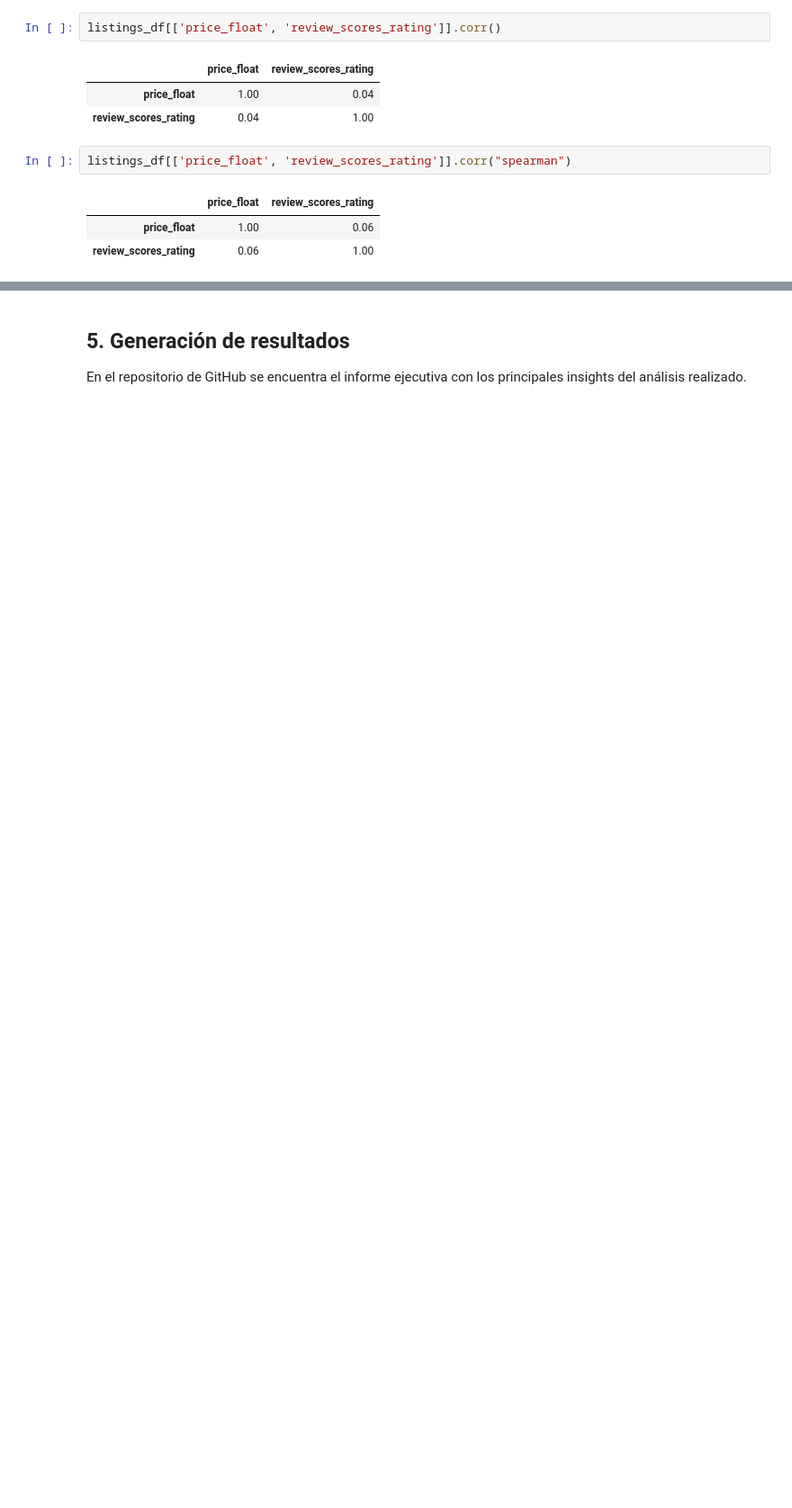
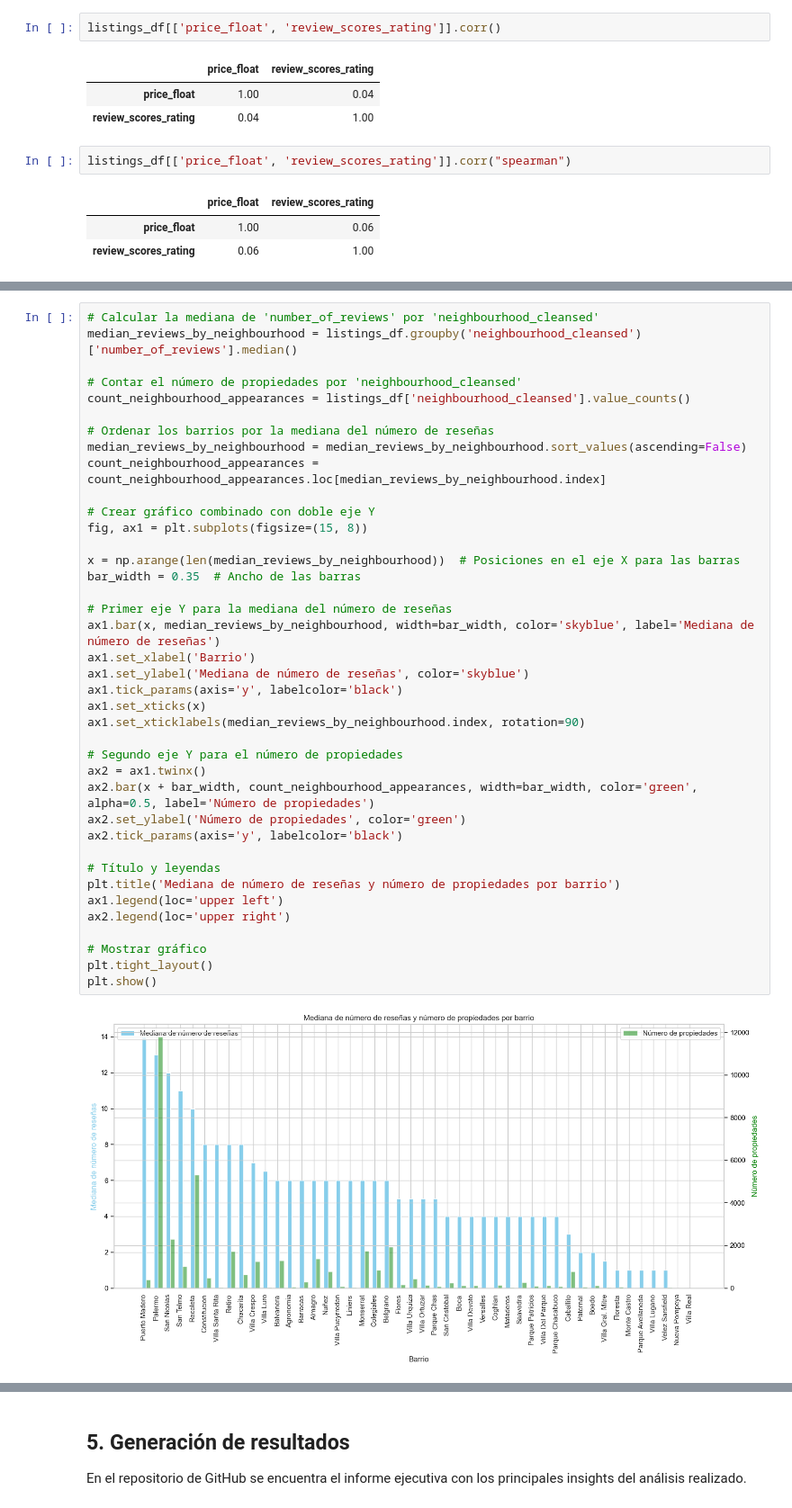
Before and after one commit to kevinbecxrra/MINE4101-Taller1, a Jupyter notebook: Taller_1.ipynb, the cells around one changed output, grey strips where cells are left out. Shown at 90% size. Drawn from its saved outputs; the diff is of its cells as text; blank space fills up the shorter version.

```diff
--- a/Taller_1.ipynb
+++ b/Taller_1.ipynb
@@ -889,0 +887,41 @@ plt.show()
+# %%
+# Calcular la mediana de 'number_of_reviews' por 'neighbourhood_cleansed'
+median_reviews_by_neighbourhood = listings_df.groupby('neighbourhood_cleansed')['number_of_reviews'].median()
+
+# Contar el número de propiedades por 'neighbourhood_cleansed'
+count_neighbourhood_appearances = listings_df['neighbourhood_cleansed'].value_counts()
+
+# Ordenar los barrios por la mediana del número de reseñas
+median_reviews_by_neighbourhood = median_reviews_by_neighbourhood.sort_values(ascending=False)
+count_neighbourhood_appearances = count_neighbourhood_appearances.loc[median_reviews_by_neighbourhood.index]
+
+# Crear gráfico combinado con doble eje Y
+fig, ax1 = plt.subplots(figsize=(15, 8))
+
+x = np.arange(len(median_reviews_by_neighbourhood))  # Posiciones en el eje X para las barras
+bar_width = 0.35  # Ancho de las barras
+
+# Primer eje Y para la mediana del número de reseñas
+ax1.bar(x, median_reviews_by_neighbourhood, width=bar_width, color='skyblue', label='Mediana de número de reseñas')
+ax1.set_xlabel('Barrio')
+ax1.set_ylabel('Mediana de número de reseñas', color='skyblue')
+ax1.tick_params(axis='y', labelcolor='black')
+ax1.set_xticks(x)
+ax1.set_xticklabels(median_reviews_by_neighbourhood.index, rotation=90)
+
+# Segundo eje Y para el número de propiedades
+ax2 = ax1.twinx()
+ax2.bar(x + bar_width, count_neighbourhood_appearances, width=bar_width, color='green', alpha=0.5, label='Número de propiedades')
+ax2.set_ylabel('Número de propiedades', color='green')
+ax2.tick_params(axis='y', labelcolor='black')
+
+# Título y leyendas
+plt.title('Mediana de número de reseñas y número de propiedades por barrio')
+ax1.legend(loc='upper left')
+ax2.legend(loc='upper right')
+
+# Mostrar gráfico
+plt.tight_layout()
+plt.show()
+# %% [output]
+[figure, added]
```
Also changed, not shown: parts of 44 cells of this notebook.
